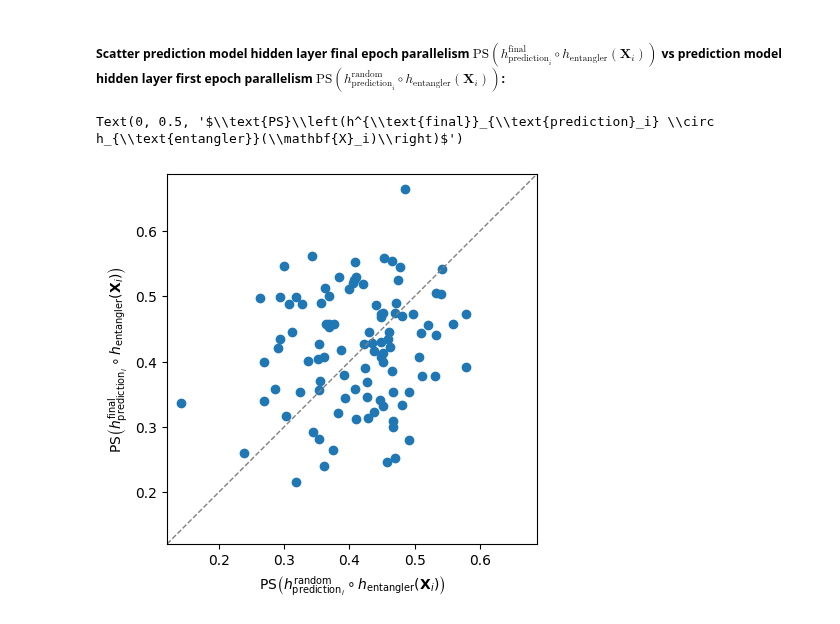
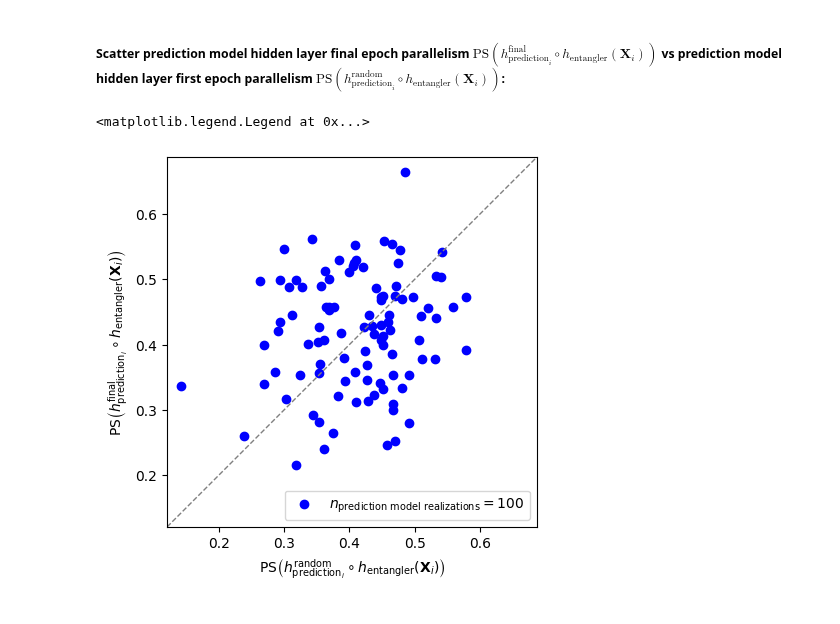
Before and after one commit to danieldkato/simulation_whiskers, a Jupyter notebook: scripts/tangle_evo_pred_scatter_ps_post_v_ps_pre.ipynb, the cells around one changed output. Cells and saved outputs as stored; diff of their text form; code cells hidden in the pictures.

Commit message:
Add legend, lines for means

```diff
--- a/scripts/tangle_evo_pred_scatter_ps_post_v_ps_pre.ipynb
+++ b/scripts/tangle_evo_pred_scatter_ps_post_v_ps_pre.ipynb
@@ -55,25 +55,34 @@ scatter_df = ps_history_df.groupby(['pred_mdl_id', 'dichotomy_idx']).mean()\
 ##### Scatter prediction model hidden layer final epoch parallelism $\text{PS}(h^{\text{final}}_{\text{prediction}_i} \circ h_{\text{entangler}}(\mathbf{X}_i))$ vs prediction model hidden layer first epoch parallelism  $\text{PS}(h^{\text{random}}_{\text{prediction}_i} \circ h_{\text{entangler}}(\mathbf{X}_i))$:
 # %%
 scatter_fig, scatter_ax = plt.subplots()
-plt.scatter(scatter_df.parallelism_e0, scatter_df.parallelism_efinal)
+
+leg_text = r'$n_{{\text{{prediction model realizations}}}} = {}$'.format(scatter_df.shape[0])
+plt.scatter(scatter_df.parallelism_e0, scatter_df.parallelism_efinal, color='blue', label=leg_text)
 
 # Set axes equal:
 yl = plt.ylim()
 xl = plt.xlim()
 minmin = np.min([xl[0], yl[0]])
 maxmax = np.max([xl[1], yl[1]])
 plt.xlim([minmin, maxmax])
 plt.ylim([minmin, maxmax])
 scatter_ax.set_aspect('equal')
 
 # Add unity line:
 plt.axline([0,0], slope=1, color='gray', linewidth=1, linestyle='--')
 
+# Add lines for means along each dimension:
+plt.vlines(scatter_df.parallelism_e0.mean(), 0, 1, color='blue', linewidth=1)
+plt.hlines(scatter_df.parallelism_efinal.mean(), 0, 1, color='blue', linewidth=1)
+
 # Add axis labels:
 xlabel = r'$\text{PS}\left(h^{\text{random}}_{\text{prediction}_i} \circ h_{\text{entangler}}(\mathbf{X}_i)\right)$'
 ylabel = r'$\text{PS}\left(h^{\text{final}}_{\text{prediction}_i} \circ h_{\text{entangler}}(\mathbf{X}_i)\right)$'
 plt.xlabel(xlabel)
 plt.ylabel(ylabel)
+
+# Add legend:
+plt.legend()
 # %% [output]
-Text(0, 0.5, '$\\text{PS}\\left(h^{\\text{final}}_{\\text{prediction}_i} \\circ h_{\\text{entangler}}(\\mathbf{X}_i)\\right)$')
+<matplotlib.legend.Legend at 0x...>
-[figure, old version]
+[figure, new version]
```
